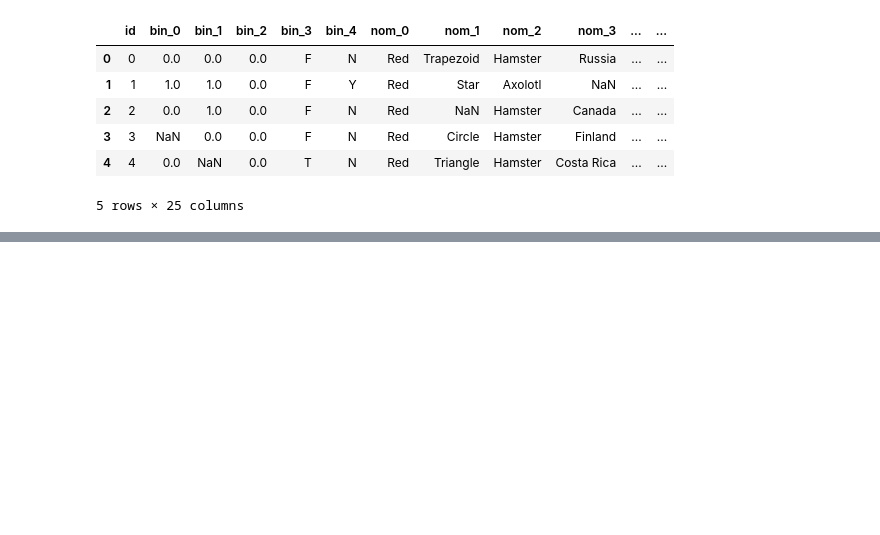
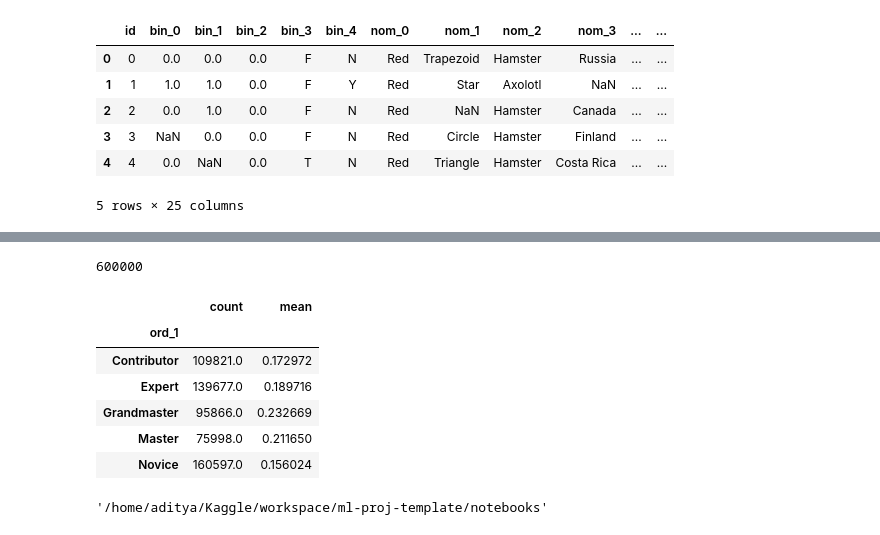
Before and after one commit to Adi1729/ml-proj-temp, a Jupyter notebook: notebooks/Categorical Encoding 2.ipynb, the cells around one changed output, grey strips where cells are left out. Cells and saved outputs as stored; diff of their text form; code cells hidden in the pictures; blank space fills up the shorter version.

```diff
--- a/notebooks/Categorical Encoding 2.ipynb
+++ b/notebooks/Categorical Encoding 2.ipynb
@@ -3,5 +4,5 @@ import pandas as pd
 # %%
-data = pd.read_csv('../input/train_cat.csv').head(100)
+data = pd.read_csv('../input/train_cat.csv')
 # %%
 data.head()
 # %% [output]
@@ -164,3 +15,0 @@ from sklearn.preprocessing import OneHotEncoder
-# %%
-onehotencoder = OneHotEncoder()
-data = onehotencoder.fit_transform(data['nom_0']).toarray()
@@ -180,0 +42,18 @@ ValueError: y contains new labels: [2 6]
+# %%
+data.shape[0]
+# %% [output]
+600000
+# %%
+def get_stats(group):
+    return {
+            'count': group.count(), 'mean': group.mean()}
+# %%
+data['target'].groupby(data['ord_1']).apply(get_stats).unstack()
+# %% [output]
+|  | count | mean |
+| ord_1 |  |  |
+| Contributor | 109821.0 | 0.172972 |
+| Expert | 139677.0 | 0.189716 |
+| Grandmaster | 95866.0 | 0.232669 |
+| Master | 75998.0 | 0.211650 |
+| Novice | 160597.0 | 0.156024 |
@@ -180,0 +100,5 @@ ValueError: y contains new labels: [2 6]
+# %%
+import os
+os.getcwd()
+# %% [output]
+'/home/aditya/Kaggle/workspace/ml-proj-template/notebooks'
```
Also changed, not shown: parts of 45 cells of this notebook, 5 other files.
